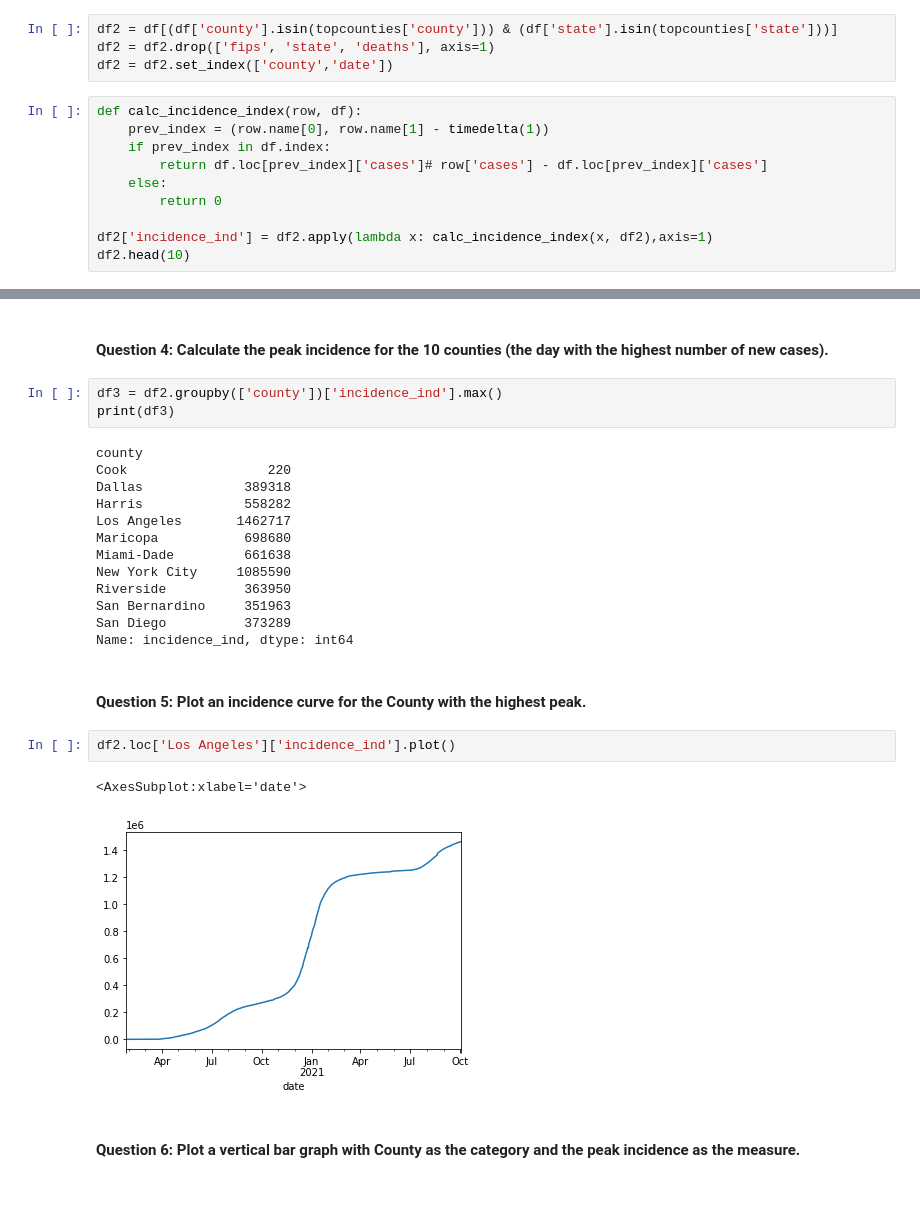
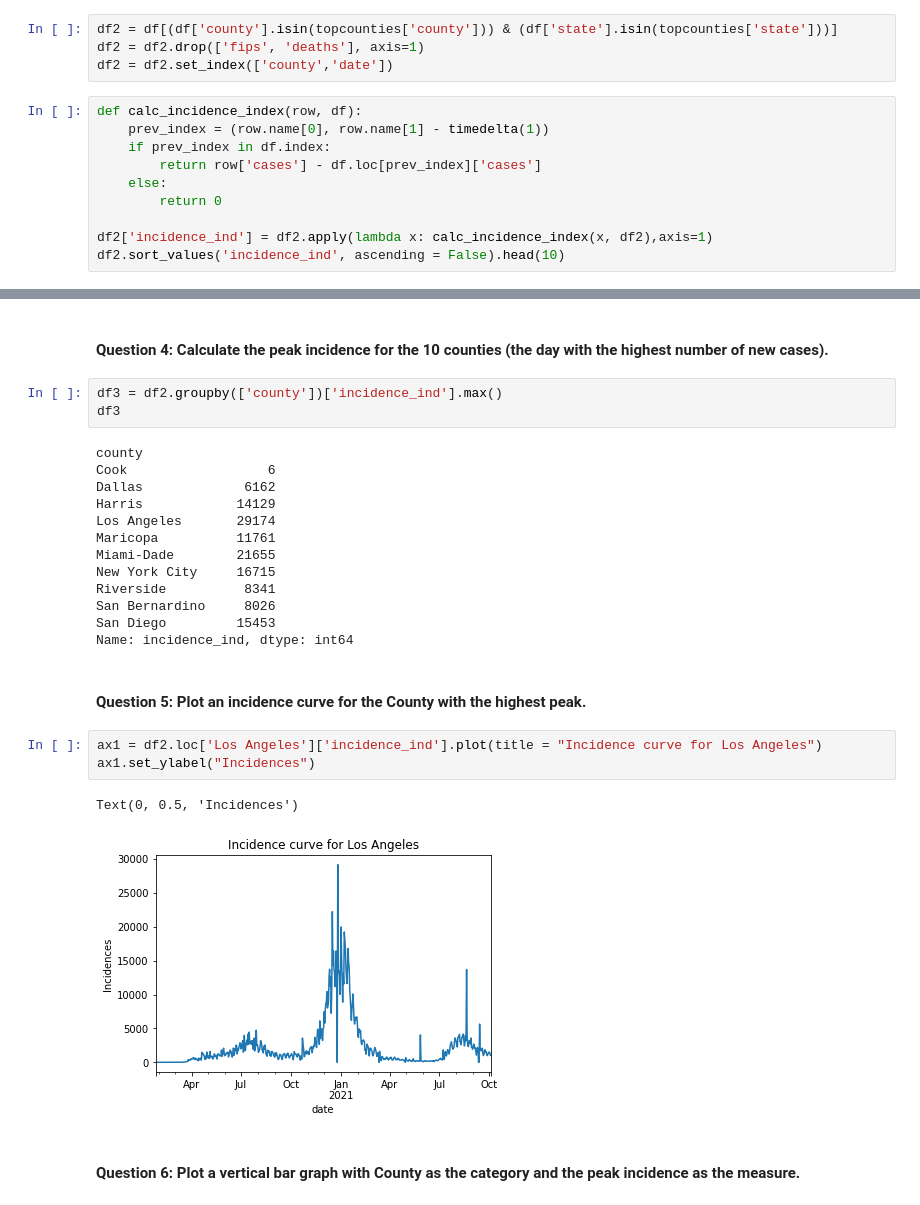
Before and after one commit to CMU-MS-DAS-Modern-Programming-Mini/ClassAssignmentNo4, a Jupyter notebook: US County Data - pandas.ipynb, the cells around one changed output, grey strips where cells are left out. Saved outputs shown, nothing was run; the diff lists cells and outputs as text.

```diff
--- a/US County Data - pandas.ipynb
+++ b/US County Data - pandas.ipynb
@@ -60,16 +60,16 @@ df_total2.sort_values(by='cases', ascending=False).head(5)
 #### Question 3: Calculate the incidence (the number of new cases per day... i.e. the difference between the cases on a day - the cases on a previous day) for the top 10 Counties.
 # %%
 df2 = df[(df['county'].isin(topcounties['county'])) & (df['state'].isin(topcounties['state']))]
-df2 = df2.drop(['fips', 'state', 'deaths'], axis=1)
+df2 = df2.drop(['fips', 'deaths'], axis=1)
 df2 = df2.set_index(['county','date'])
 # %%
 def calc_incidence_index(row, df):
     prev_index = (row.name[0], row.name[1] - timedelta(1))
     if prev_index in df.index:
-        return df.loc[prev_index]['cases']# row['cases'] - df.loc[prev_index]['cases']
+        return row['cases'] - df.loc[prev_index]['cases']
     else:
         return 0
 
 df2['incidence_ind'] = df2.apply(lambda x: calc_incidence_index(x, df2),axis=1)
-df2.head(10)
+df2.sort_values('incidence_ind', ascending = False).head(10)
 # %% [output]
@@ -89,27 +89,28 @@ df2.head(10)
 #### Question 4: Calculate the peak incidence for the 10 counties (the day with the highest number of new cases).
 # %%
 df3 = df2.groupby(['county'])['incidence_ind'].max()
-print(df3)
+df3
 # %% [output]
 county
-Cook                  220
-Dallas             389318
-Harris             558282
-Los Angeles       1462717
-Maricopa           698680
-Miami-Dade         661638
-New York City     1085590
-Riverside          363950
-San Bernardino     351963
-San Diego          373289
+Cook                  6
+Dallas             6162
+Harris            14129
+Los Angeles       29174
+Maricopa          11761
+Miami-Dade        21655
+New York City     16715
+Riverside          8341
+San Bernardino     8026
+San Diego         15453
 Name: incidence_ind, dtype: int64
 # %% [markdown]
 #### Question 5: Plot an incidence curve for the County with the highest peak.
 # %%
-df2.loc['Los Angeles']['incidence_ind'].plot()
+ax1 = df2.loc['Los Angeles']['incidence_ind'].plot(title = "Incidence curve for Los Angeles")
+ax1.set_ylabel("Incidences")
 # %% [output]
-<AxesSubplot:xlabel='date'>
+Text(0, 0.5, 'Incidences')
-[figure, old version]
+[figure, new version]
 # %% [markdown]
 #### Question 6: Plot a vertical bar graph with County as the category and the peak incidence as the measure.
 # %%
```
Also changed, not shown: parts of 3 cells of this notebook.
